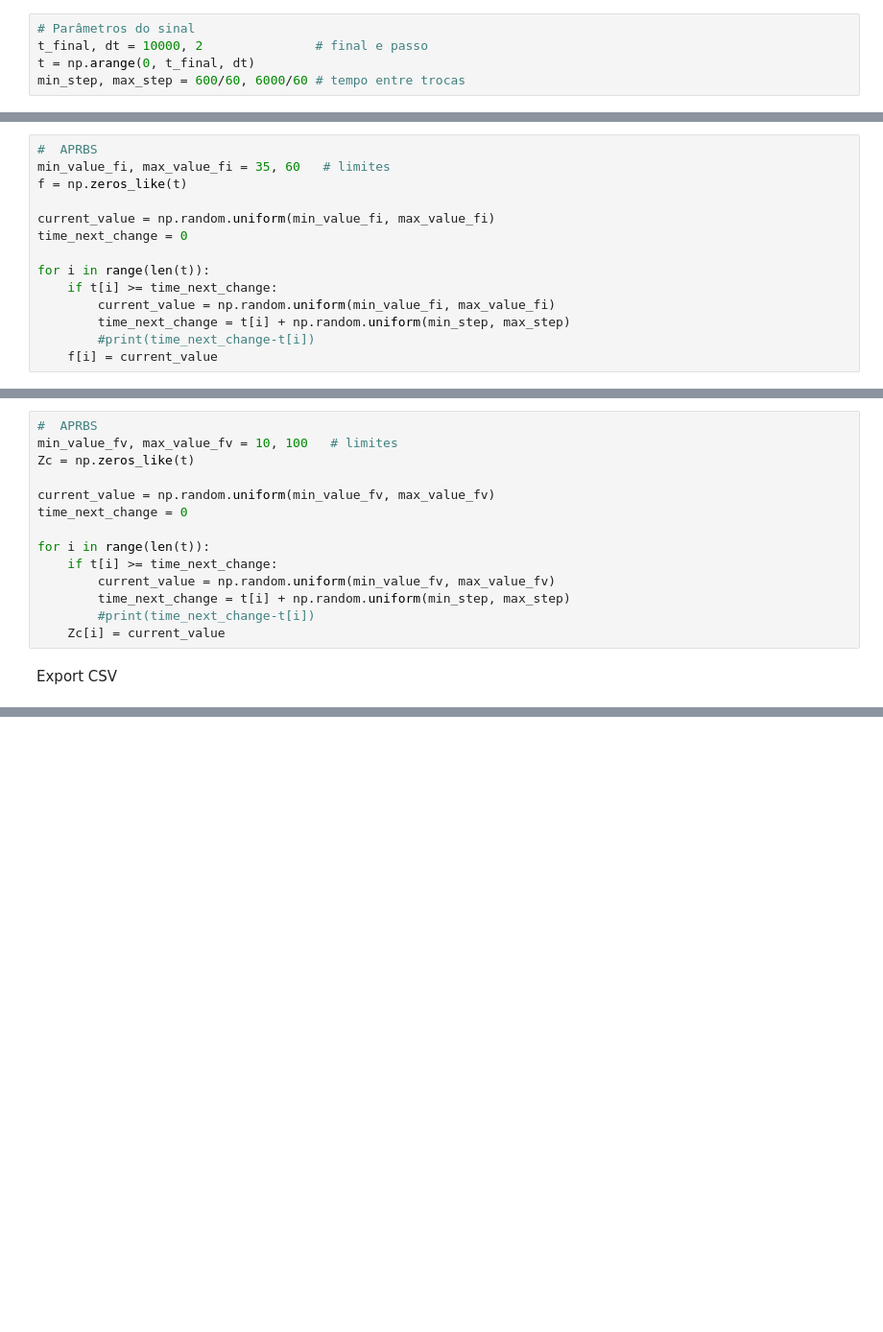
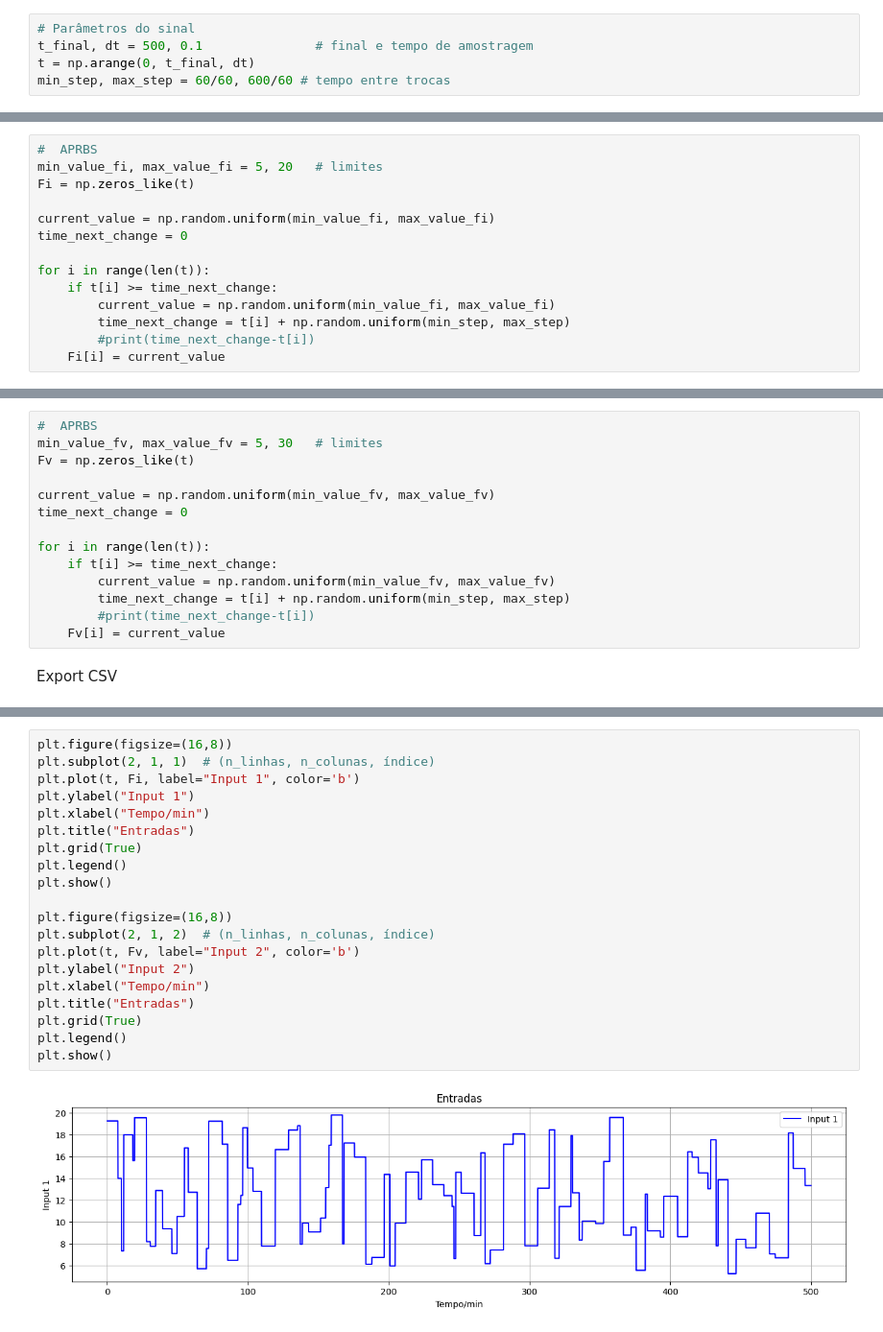
Before and after one commit to ChristianAllan/Echo-State-Network, a Jupyter notebook: ESN_Learning/Jecketed_Tank/ESN_JackTank.ipynb, the cells around one changed output, grey strips where cells are left out. Shown at 96% size. Saved outputs shown, nothing was run; the diff lists cells and outputs as text; blank space fills up the shorter version.

```diff
--- a/ESN_Learning/Jecketed_Tank/ESN_JackTank.ipynb
+++ b/ESN_Learning/Jecketed_Tank/ESN_JackTank.ipynb
@@ -33,15 +33,15 @@ def NRMSE(y, y_esn):
 # APRBS
 # %%
 # Parâmetros do sinal
-t_final, dt = 10000, 2               # final e passo
+t_final, dt = 500, 0.1               # final e tempo de amostragem
 t = np.arange(0, t_final, dt)
-min_step, max_step = 600/60, 6000/60 # tempo entre trocas
+min_step, max_step = 60/60, 600/60 # tempo entre trocas
 # %% [markdown]
 Input 1
 # %%
 #  APRBS
-min_value_fi, max_value_fi = 35, 60   # limites
-f = np.zeros_like(t)
+min_value_fi, max_value_fi = 5, 20   # limites
+Fi = np.zeros_like(t)
 
 current_value = np.random.uniform(min_value_fi, max_value_fi)
 time_next_change = 0
@@ -51,13 +51,13 @@ for i in range(len(t)):
         current_value = np.random.uniform(min_value_fi, max_value_fi)
         time_next_change = t[i] + np.random.uniform(min_step, max_step)
         #print(time_next_change-t[i])
-    f[i] = current_value
+    Fi[i] = current_value
 # %% [markdown]
 Input 2
 # %%
 #  APRBS
-min_value_fv, max_value_fv = 10, 100   # limites
-Zc = np.zeros_like(t)
+min_value_fv, max_value_fv = 5, 30   # limites
+Fv = np.zeros_like(t)
 
 current_value = np.random.uniform(min_value_fv, max_value_fv)
 time_next_change = 0
@@ -67,7 +67,7 @@ for i in range(len(t)):
         current_value = np.random.uniform(min_value_fv, max_value_fv)
         time_next_change = t[i] + np.random.uniform(min_step, max_step)
         #print(time_next_change-t[i])
-    Zc[i] = current_value
+    Fv[i] = current_value
 # %% [markdown]
 Export CSV
 # %%
@@ -77,2 +77,24 @@ Entradas = pd.DataFrame({
 })
 Entradas.to_csv("Input_JT_BCS.csv", index=False)
+# %%
+plt.figure(figsize=(16,8))
+plt.subplot(2, 1, 1)  # (n_linhas, n_colunas, índice)
+plt.plot(t, Fi, label="Input 1", color='b')
+plt.ylabel("Input 1")
+plt.xlabel("Tempo/min")
+plt.title("Entradas")
+plt.grid(True)
+plt.legend()
+plt.show()
+
+plt.figure(figsize=(16,8))
+plt.subplot(2, 1, 2)  # (n_linhas, n_colunas, índice)
+plt.plot(t, Fv, label="Input 2", color='b')
+plt.ylabel("Input 2")
+plt.xlabel("Tempo/min")
+plt.title("Entradas")
+plt.grid(True)
+plt.legend()
+plt.show()
+# %% [output]
+[figure, added]
```
Also changed, not shown: parts of 12 cells of this notebook, 5 other files.
